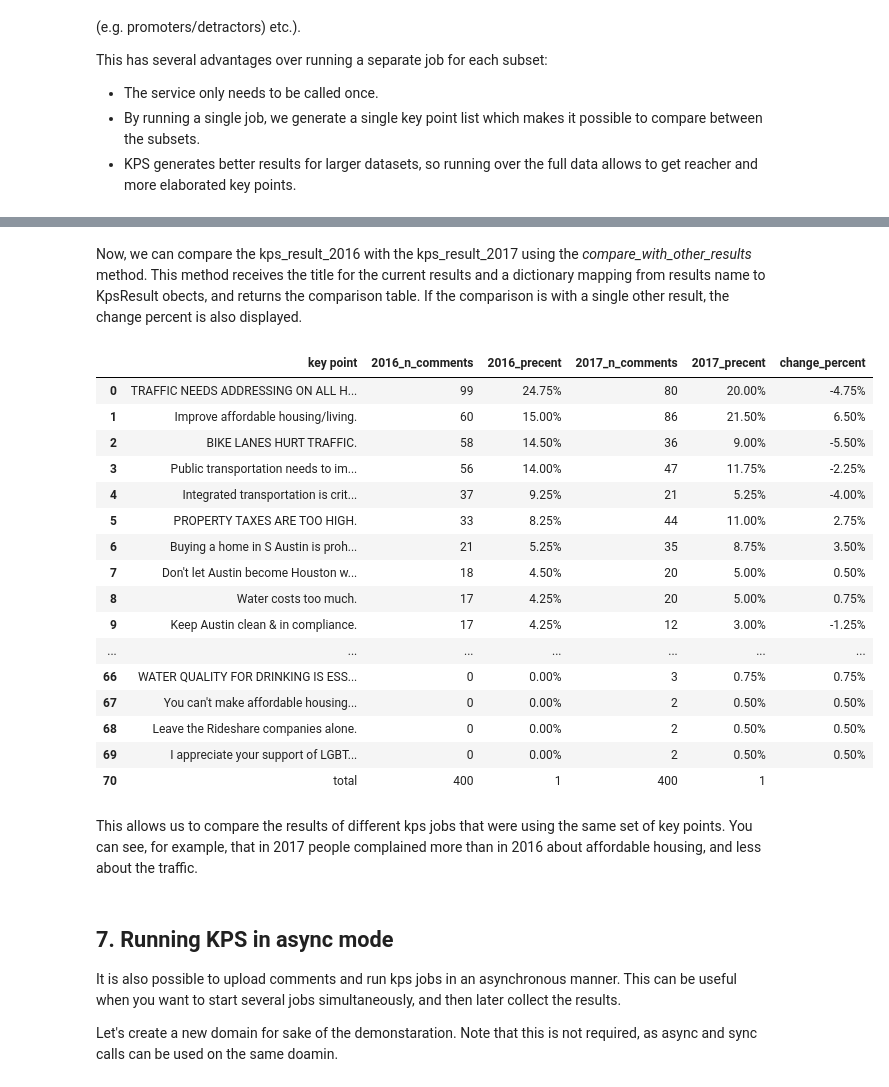
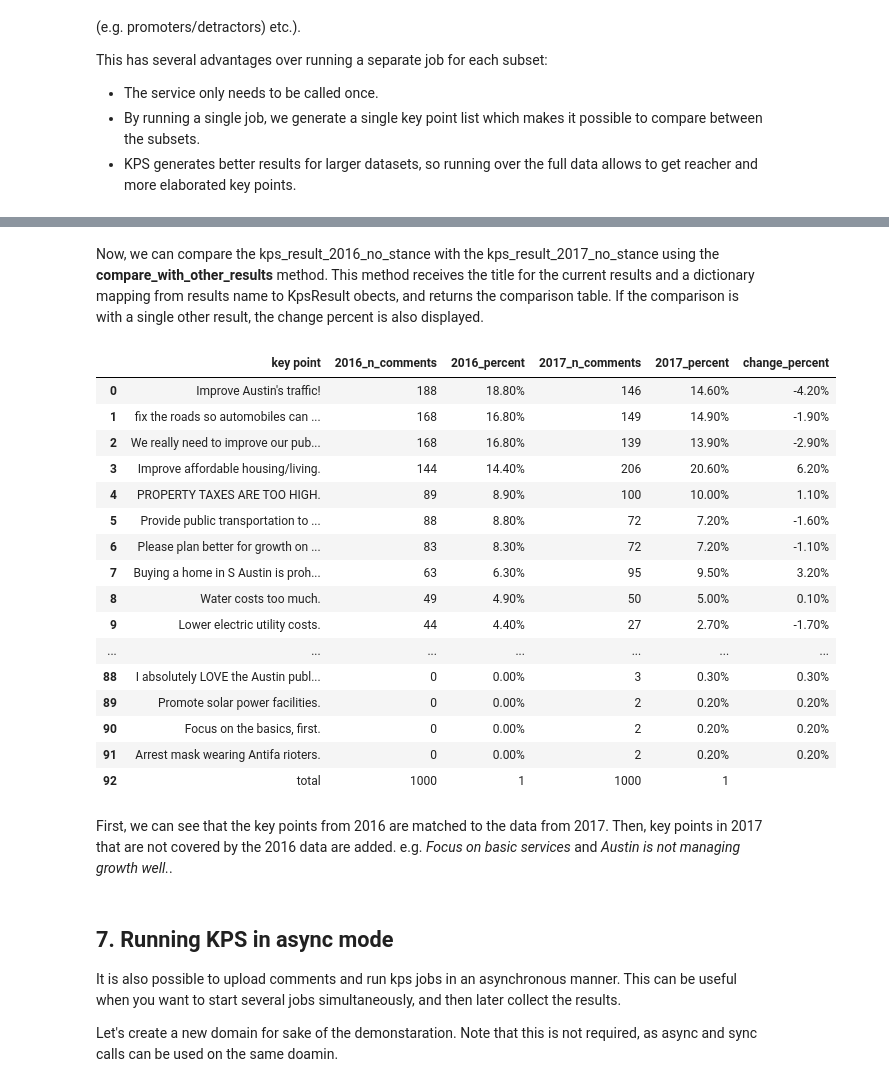
Before and after one commit to IBM/debater-eap-tutorial, a Jupyter notebook: survey_usecase/new_sdk/kpa_quick_start_tutorial-with_results.ipynb, the cells around one changed output, grey strips where cells are left out. Drawn from its saved outputs; the diff is of its cells as text; code cells hidden in the pictures.

```diff
--- a/survey_usecase/new_sdk/kpa_quick_start_tutorial-with_results.ipynb
+++ b/survey_usecase/new_sdk/kpa_quick_start_tutorial-with_results.ipynb
@@ -504,7 +499,7 @@ A year passed, and we collect additional data (data from 2017). We can now uploa
 # %%
 comments_2017_df = comments_df[comments_df['year'] == 2017]
 
-sample_size = 400
+sample_size = 1000
 comments_2017_sample_df = comments_2017_df.sample(n = sample_size, random_state = 1)
 
 domain = 'austin_demo'
@@ -533,7 +528,7 @@ For simplicity, we'll run over the result without the stance analysis. We can al
 
 First, let's extract the job id from the result:
 # %%
-stance_to_job_id = kps_result_2016.get_stance_to_job_id()
+stance_to_job_id = kps_result_2016_no_stance.get_stance_to_job_id()
 print(stance_to_job_id)
-job_id_2016 = stance_to_job_id["no-stance"]
+job_id_2016_no_stance = stance_to_job_id["no-stance"]
 # %% [output]
@@ -543,0 +538,6 @@ This method recieves a dictionary with mappings from subset names to sets of com
+# %%
+run_params = {'key_point_candidates_by_job_ids': [job_id_2016_no_stance]}
+kps_result_2016_2017 = keypoints_client.run_kps_job(domain, run_params=run_params)
+subsets_dict = {"2016":comments_ids_2016, "2017":comments_ids_2017}
+comparison_df = kps_result_2016_2017.compare_with_comment_subsets(subsets_dict)
+pd.concat([comparison_df.head(20),comparison_df.tail(1)])
@@ -547,4 +575,4 @@ If you don't care about the 2016+2017 combination and only want to compare the 2
 # %%
-run_params = {'key_point_candidates_by_job_ids': [job_id_2016]}
-kps_result_2017 = keypoints_client.run_kps_job(domain, run_params=run_params, comments_ids = comments_ids_2017)
+run_params = {'key_point_candidates_by_job_ids': [job_id_2016_no_stance]}
+kps_result_2017_no_stance = keypoints_client.run_kps_job(domain, run_params=run_params, comments_ids = comments_ids_2017)
 # %% [output]
@@ -567,27 +601,29 @@ Stage 1/3: |██████████████████████
 # %% [markdown]
-Now, we can compare the kps_result_2016 with the kps_result_2017 using the *compare_with_other_results* method. This method receives the title for the current results and a dictionary mapping from results name to KpsResult obects, and returns the comparison table. If the comparison is with a single other result, the change percent is also displayed.
+Now, we can compare the kps_result_2016_no_stance with the kps_result_2017_no_stance using the **compare_with_other_results** method. This method receives the title for the current results and a dictionary mapping from results name to KpsResult obects, and returns the comparison table. If the comparison is with a single other result, the change percent is also displayed.
 # %%
-kps_result_2016.compare_with_other_results(this_title="2016", other_results_dict = {"2017":kps_result_2017})
+other_results_dict = {"2017": kps_result_2017_no_stance}
+comparison_df = kps_result_2016_no_stance.compare_with_other_results(this_title="2016", other_results_dict=other_results_dict)
+comparison_df
 # %% [output]
-|  | key point | 2016_n_comments | 2016_precent | 2017_n_comments | 2017_precent | change_percent |
-| 0 | TRAFFIC NEEDS ADDRESSING ON ALL H... | 99 | 24.75% | 80 | 20.00% | -4.75% |
-| 1 | Improve affordable housing/living. | 60 | 15.00% | 86 | 21.50% | 6.50% |
-| 2 | BIKE LANES HURT TRAFFIC. | 58 | 14.50% | 36 | 9.00% | -5.50% |
-| 3 | Public transportation needs to im... | 56 | 14.00% | 47 | 11.75% | -2.25% |
-| 4 | Integrated transportation is crit... | 37 | 9.25% | 21 | 5.25% | -4.00% |
-| 5 | PROPERTY TAXES ARE TOO HIGH. | 33 | 8.25% | 44 | 11.00% | 2.75% |
-| 6 | Buying a home in S Austin is proh... | 21 | 5.25% | 35 | 8.75% | 3.50% |
-| 7 | Don't let Austin become Houston w... | 18 | 4.50% | 20 | 5.00% | 0.50% |
-| 8 | Water costs too much. | 17 | 4.25% | 20 | 5.00% | 0.75% |
-| 9 | Keep Austin clean & in compliance. | 17 | 4.25% | 12 | 3.00% | -1.25% |
+|  | key point | 2016_n_comments | 2016_percent | 2017_n_comments | 2017_percent | change_percent |
+| 0 | Improve Austin's traffic! | 188 | 18.80% | 146 | 14.60% | -4.20% |
+| 1 | fix the roads so automobiles can ... | 168 | 16.80% | 149 | 14.90% | -1.90% |
+| 2 | We really need to improve our pub... | 168 | 16.80% | 139 | 13.90% | -2.90% |
+| 3 | Improve affordable housing/living. | 144 | 14.40% | 206 | 20.60% | 6.20% |
+| 4 | PROPERTY TAXES ARE TOO HIGH. | 89 | 8.90% | 100 | 10.00% | 1.10% |
+| 5 | Provide public transportation to ... | 88 | 8.80% | 72 | 7.20% | -1.60% |
+| 6 | Please plan better for growth on ... | 83 | 8.30% | 72 | 7.20% | -1.10% |
+| 7 | Buying a home in S Austin is proh... | 63 | 6.30% | 95 | 9.50% | 3.20% |
+| 8 | Water costs too much. | 49 | 4.90% | 50 | 5.00% | 0.10% |
+| 9 | Lower electric utility costs. | 44 | 4.40% | 27 | 2.70% | -1.70% |
 | ... | ... | ... | ... | ... | ... | ... |
-| 66 | WATER QUALITY FOR DRINKING IS ESS... | 0 | 0.00% | 3 | 0.75% | 0.75% |
-| 67 | You can't make affordable housing... | 0 | 0.00% | 2 | 0.50% | 0.50% |
-| 68 | Leave the Rideshare companies alone. | 0 | 0.00% | 2 | 0.50% | 0.50% |
-| 69 | I appreciate your support of LGBT... | 0 | 0.00% | 2 | 0.50% | 0.50% |
-| 70 | total | 400 | 1 | 400 | 1 |  |
+| 88 | I absolutely LOVE the Austin publ... | 0 | 0.00% | 3 | 0.30% | 0.30% |
+| 89 | Promote solar power facilities. | 0 | 0.00% | 2 | 0.20% | 0.20% |
+| 90 | Focus on the basics, first. | 0 | 0.00% | 2 | 0.20% | 0.20% |
+| 91 | Arrest mask wearing Antifa rioters. | 0 | 0.00% | 2 | 0.20% | 0.20% |
+| 92 | total | 1000 | 1 | 1000 | 1 |  |
-# %% [markdown]
-This allows us to compare the results of different kps jobs that were using the same set of key points. You can see, for example, that in 2017 people complained more than in 2016 about affordable housing, and less about the traffic.
+# %% [markdown]
+First, we can see that the key points from 2016 are matched to the data from 2017. Then, key points in 2017 that are not covered by the 2016 data are added. e.g. *Focus on basic services* and *Austin is not managing growth well.*.
 # %% [markdown]
 ## 7. Running KPS in async mode
 
```
Also changed, not shown: parts of 30 cells of this notebook.
